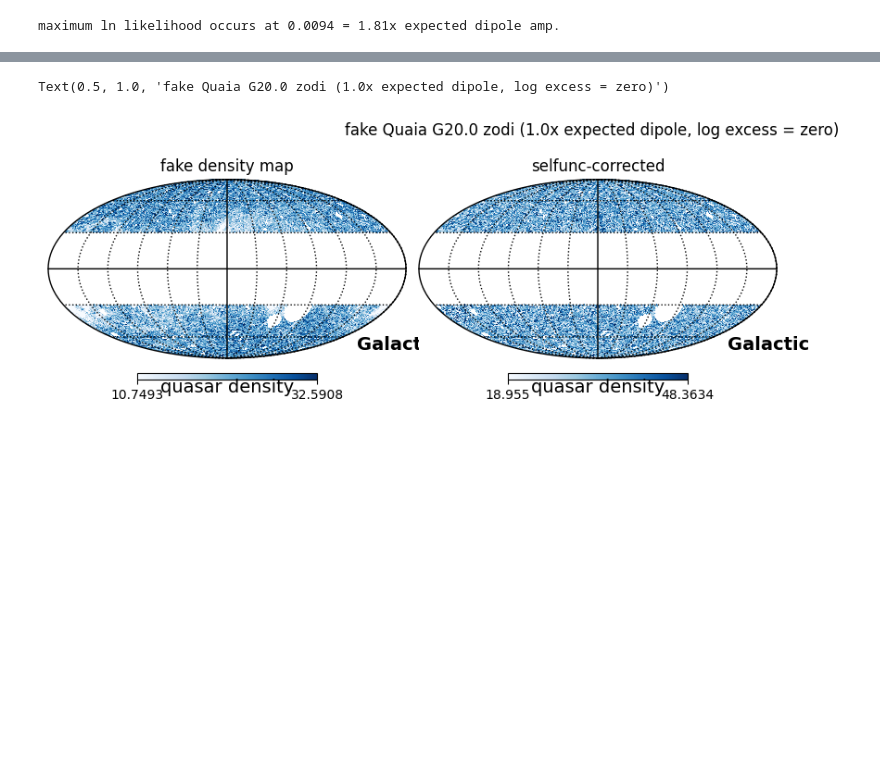
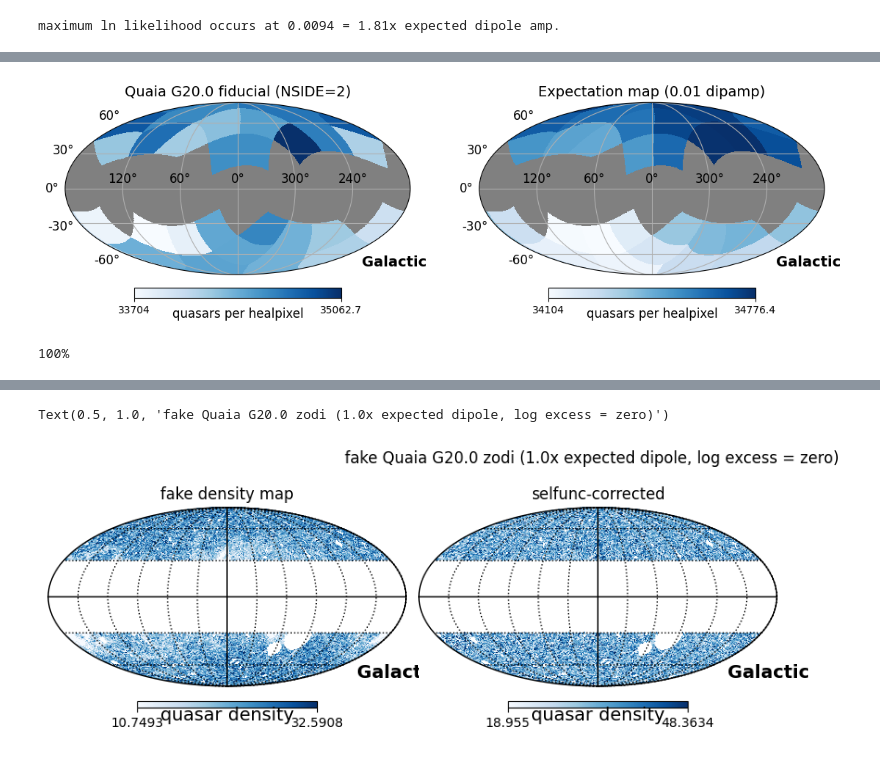
Before and after one commit to abbyw24/lss-dipoles, a Jupyter notebook: notebooks/likelihood_ratio_test.ipynb, the cells around one changed output, grey strips where cells are left out. Cells and saved outputs as stored; diff of their text form; code cells hidden in the pictures; blank space fills up the shorter version.

```diff
--- a/notebooks/likelihood_ratio_test.ipynb
+++ b/notebooks/likelihood_ratio_test.ipynb
@@ -40,9 +40,9 @@ def lnlikelihood(data, expectation):
     return np.nansum(term1), np.nansum(expectation)
 # %%
 # expectation function: dipole
-def expected_dipole_map(dipamp, monopole=0., mask=None):
+def expected_dipole_map(dipamp, monopole=0., mask=None, nside=64):
     comps = np.append(monopole, dipole.cmb_dipole(amplitude=(dipamp * monopole), return_comps=True))
-    dipole_map = dipole.dipole_map(comps)
+    dipole_map = dipole.dipole_map(comps, NSIDE=nside)
     if mask is not None:
         dipole_map *= mask
     dipole_map[dipole_map == 0.] = np.nan
@@ -66,7 +97,11 @@ quaia_qmap_corr = quaia_qmap / selfunc_quaia
 # expected dipole map
 expected_dipamp = 0.0052
 base_rate_quaia = 33.6330  # base rate for mocks
-mask = (selfunc_quaia != 0.)
+
+# need to compute the base rate used for the lower resolution
+base_rate_quaia_low = base_rate_quaia * (hp.nside2npix(nside_hi) / hp.nside2npix(nside_low))
+# make sure that we've preserved the total number of quasars in the map
+assert base_rate_quaia * hp.nside2npix(nside_hi) == base_rate_quaia_low * hp.nside2npix(nside_low)
 
 expected_qmap = expected_dipole_map(expected_dipamp, base_rate_quaia, mask=mask)
 # %%
@@ -126,0 +181,5 @@ maximum ln likelihood occurs at 0.0094 = 1.81x expected dipole amp.
+# %%
+# for a reasonable dipole amplitude near the max likelihood
+dipamp_ = 0.01
+expectation = expected_dipole_map(dipamp_, base_rate_quaia, mask=mask, nside=nside_hi)
+expectation_low = expected_dipole_map(dipamp_, base_rate_quaia_low, mask=mask_low, nside=nside_low)
@@ -126,0 +199,24 @@ maximum ln likelihood occurs at 0.0094 = 1.81x expected dipole amp.
+# %%
+# plot the data and expectation
+fig = plt.figure(figsize=(11,4))
+kwargs = dict(coord=['C','G'], cmap=sns.color_palette("Blues", as_cmap=True),
+              unit='quasars per healpixel', fig=fig, graticule=True, graticule_labels=True)#, badcolor='w')
+mean, std = np.nanmean(quaia_qmap_corr_low), np.nanstd(quaia_qmap_corr_low)
+hp.projview(quaia_qmap_corr_low, min=mean-2*std, max=mean+2*std, title=f'Quaia G20.0 fiducial (NSIDE={nside_low})', sub=(1,2,1), **kwargs)
+tools.label_coord('Galactic', fs=14)
+
+hp.projview(expectation_low, title=f'Expectation map ({dipamp_} dipamp)', sub=(1,2,2), **kwargs)
+tools.label_coord('Galactic', fs=14)
+# %% [output]
+[figure, added]
+# %%
+# chi-squared? at the lower resolution
+chisqs = np.empty_like(dipamp_grid)
+for i, dipamp in enumerate(dipamp_grid):
+    print(f'{(i + 1) / len(dipamp_grid) * 100:.0f}%', end='\r')
+    chisqs[i] = chisq(quaia_qmap_corr_low, expected_dipole_map(dipamp, base_rate_quaia_low, mask=mask_low, nside=nside_low))
+
+# we can approximate (or I think we can say these are equivalent under valid assumptions?) the log likelihood as -1/2 * chi^2
+lnlik_chisq = -0.5 * chisqs
+# %% [output]
+100%
```
Also changed, not shown: parts of 28 cells of this notebook, 3 other files.
